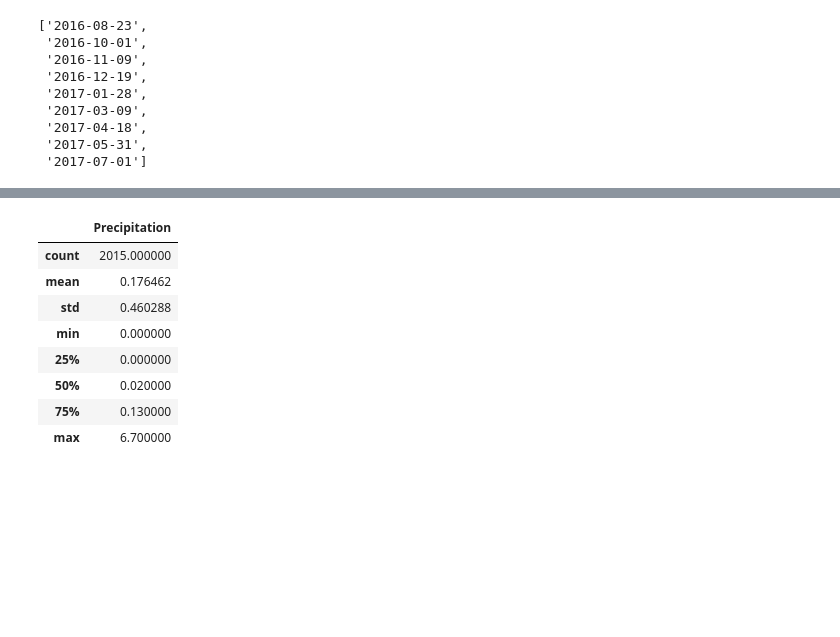
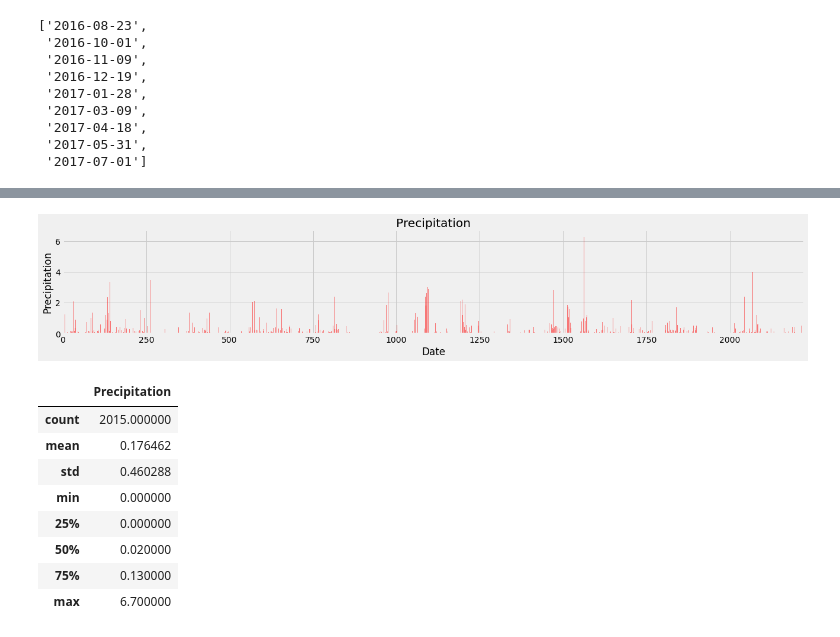
Before and after one commit to carolineshah/sqlalchemy-challenge, a Jupyter notebook: climate_starter.ipynb, the cells around one changed output, grey strips where cells are left out. Saved outputs shown, nothing was run; the diff lists cells and outputs as text; code cells hidden in the pictures; blank space fills up the shorter version.

```diff
--- a/climate_starter.ipynb
+++ b/climate_starter.ipynb
@@ -107,3 +116,24 @@ plt.show()
+# %%
+# matplotlib method - better but i still am having an issue somewhere
+x_axis = np.arange(len(precip_date_df))
+plt.figure(figsize=(20,3))
+plt.bar(x_axis, precip_date_df["Precipitation"], color='r', alpha=0.5, align="center")
+# plt.xticks(tick_locations, precip_date_df["Date"], rotation="vertical")
+# plt.xticks(np.arange(9), x_labels)
+# Set x and y limits
+plt.xlim(-0.75, len(x_axis))
+plt.ylim(0, max(precip_date_df["Precipitation"]))
+
+# Set a Title and labels
+plt.title("Precipitation")
+plt.xlabel("Date")
+plt.ylabel("Precipitation")
+
+# Save our graph and show the grap
+# plt.tight_layout()
+plt.show()
+# %% [output]
+[figure, added]
 # %%
 # Use Pandas to calcualte the summary statistics for the precipitation data
 precip_date_df.describe()
```
Also changed, not shown: parts of 7 cells of this notebook.
